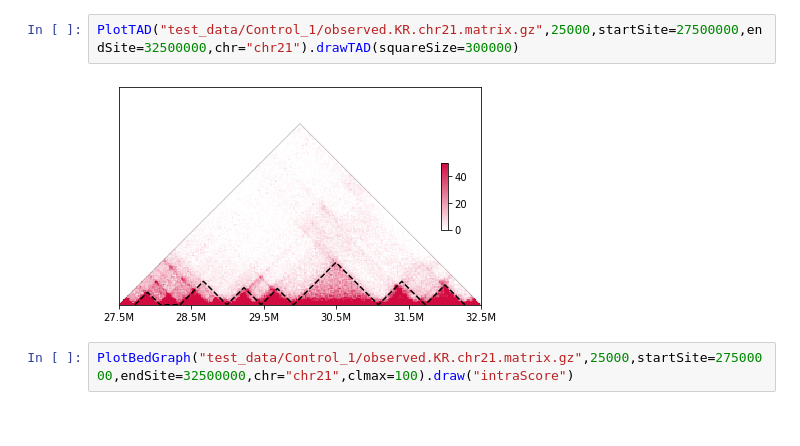
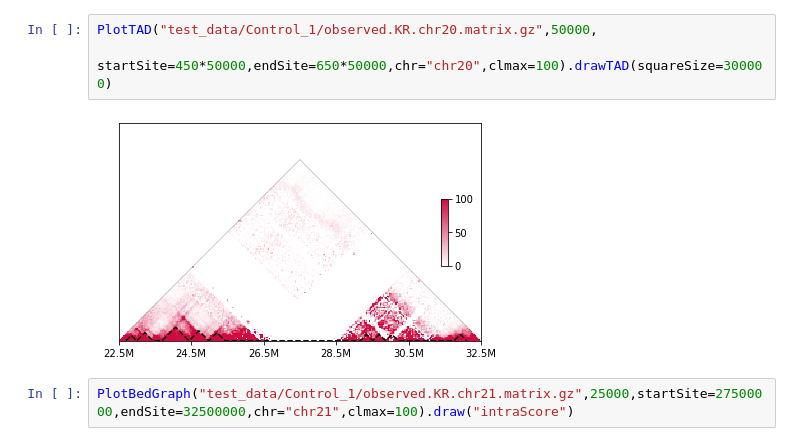
Before and after one commit to wangjk321/HiC1Dmetrics, a Jupyter notebook: ForTest.ipynb, the cells around one changed output. Cells and saved outputs as stored; diff of their text form.

```diff
--- a/ForTest.ipynb
+++ b/ForTest.ipynb
@@ -31,7 +85,8 @@ plt.plot(tad.interTADscore)
 # %%
-PlotTAD("test_data/Control_1/observed.KR.chr21.matrix.gz",25000,startSite=27500000,endSite=32500000,chr="chr21").drawTAD(squareSize=300000)
+PlotTAD("test_data/Control_1/observed.KR.chr20.matrix.gz",50000,
+        startSite=450*50000,endSite=650*50000,chr="chr20",clmax=100).drawTAD(squareSize=300000)
 # %% [output]
-[figure, old version]
+[figure, new version]
 # %%
 PlotBedGraph("test_data/Control_1/observed.KR.chr21.matrix.gz",25000,startSite=27500000,endSite=32500000,chr="chr21",clmax=100).draw("intraScore")
 # %% [output]
```
Also changed, not shown: parts of 18 cells of this notebook, 9 other files.
